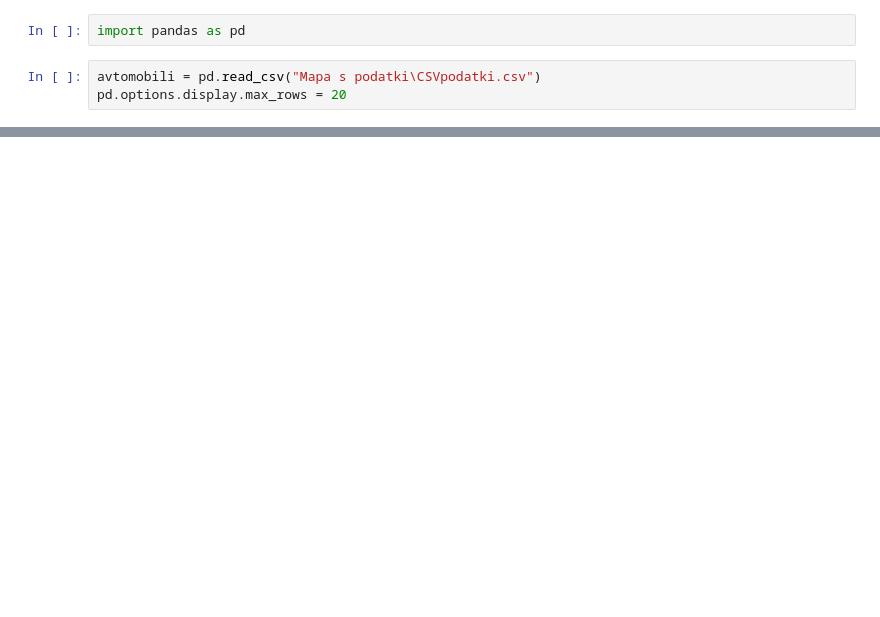
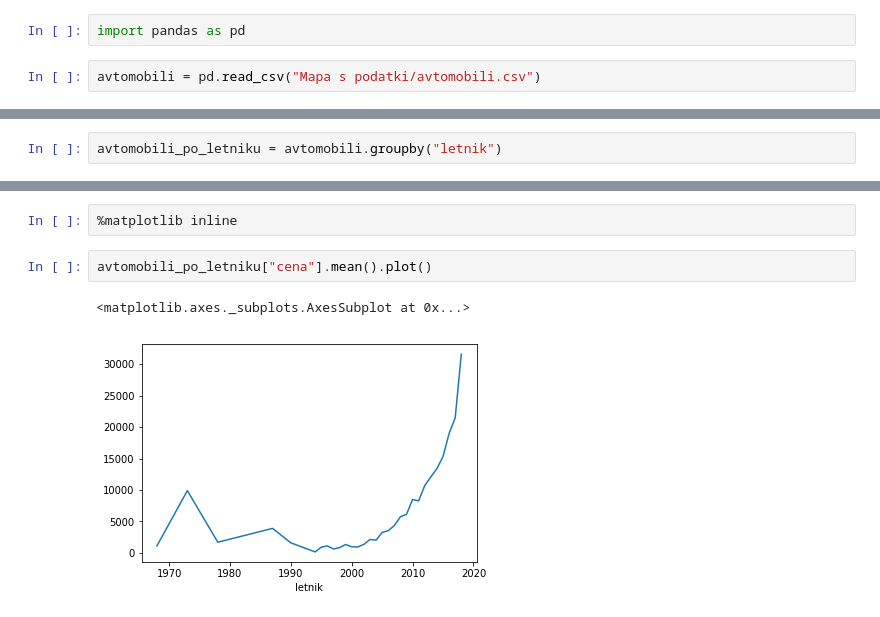
Before and after one commit to ZanJarc/Projektna-naloga-pri-Programiranju-1, a Jupyter notebook: Untitled.ipynb, the cells around one changed output, grey strips where cells are left out. Drawn from its saved outputs; the diff is of its cells as text; blank space fills up the shorter version.

```diff
--- a/Untitled.ipynb
+++ b/Untitled.ipynb
@@ -1,5 +1,4 @@
 # %%
 import pandas as pd
 # %%
-avtomobili = pd.read_csv("Mapa s podatki\CSVpodatki.csv")
-pd.options.display.max_rows = 20
+avtomobili = pd.read_csv("Mapa s podatki/avtomobili.csv")
@@ -5,0 +38,2 @@ pd.options.display.max_rows = 20
+# %%
+avtomobili_po_letniku = avtomobili.groupby("letnik")
@@ -5,0 +56,7 @@ pd.options.display.max_rows = 20
+# %%
+%matplotlib inline
+# %%
+avtomobili_po_letniku["cena"].mean().plot()
+# %% [output]
+<matplotlib.axes._subplots.AxesSubplot at 0x...>
+[figure, added]
```
Also changed, not shown: parts of 20 cells of this notebook, 15 other files.
